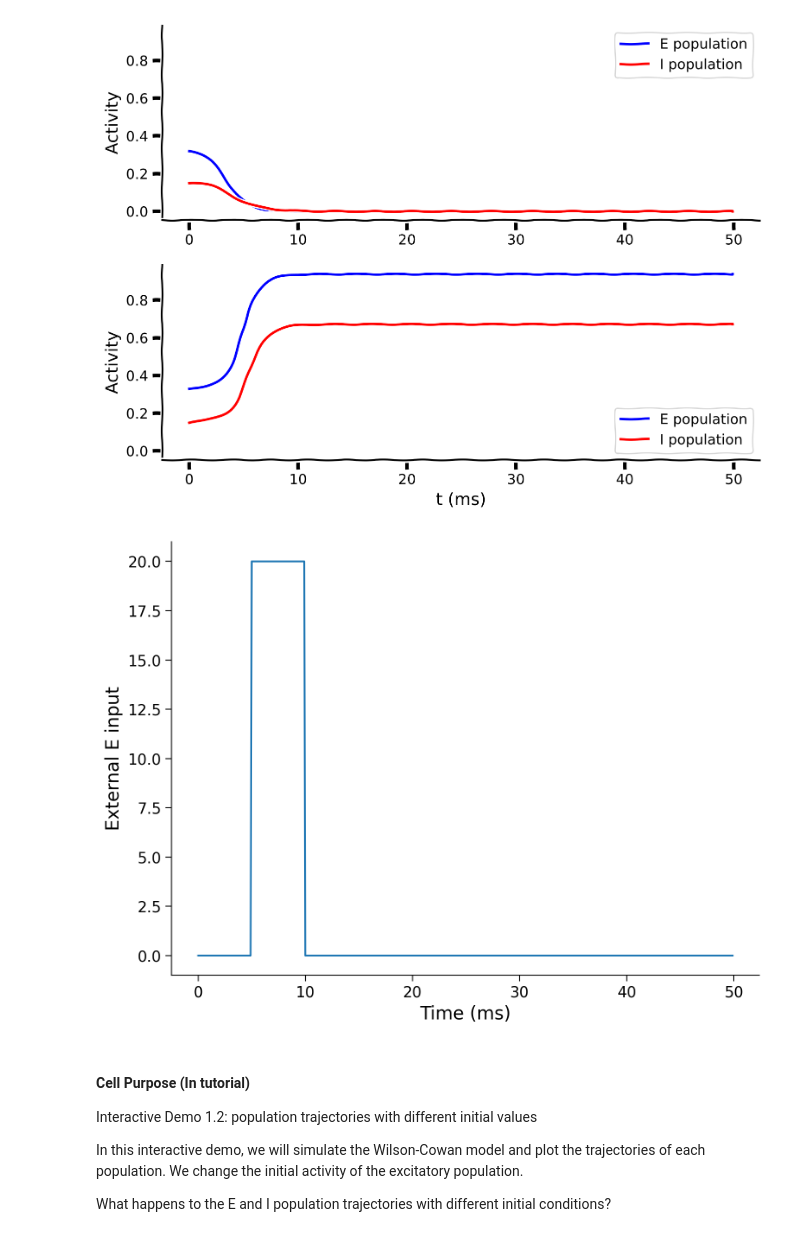
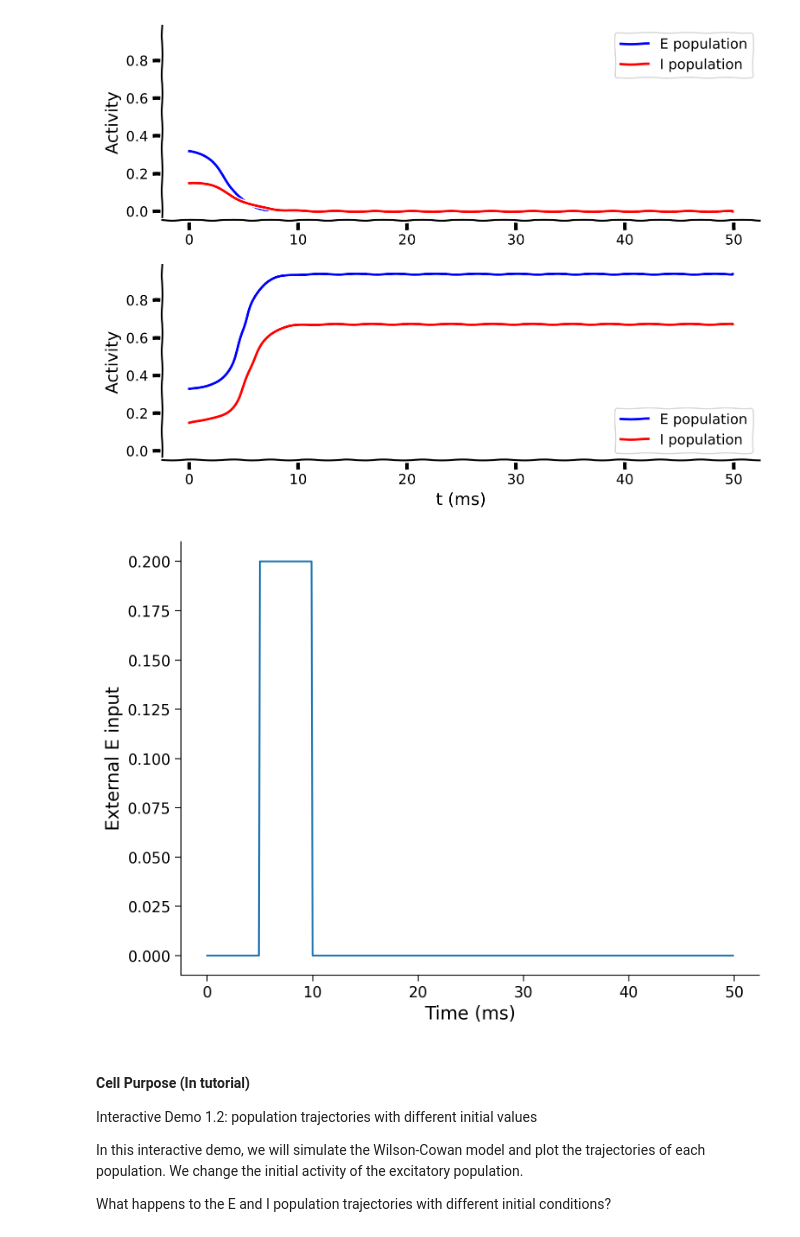
Before and after one commit to briskicedteaa/SP-Model-Repo, a Jupyter notebook: Prototype_v0_1.ipynb, the cells around one changed output. Cells and saved outputs as stored; diff of their text form; code cells hidden in the pictures.

```diff
--- a/Prototype_v0_1.ipynb
+++ b/Prototype_v0_1.ipynb
@@ -331,35 +331,35 @@ def simulate_wc_pulse(tau_E, a_E, theta_E, tau_I, a_I, theta_I,
   # Simulate the Wilson-Cowan equations
   for k in range(Lt - 1):
 
     # Calculate the derivative of the E population
     drE = dt / tau_E * (-rE[k] + F(wEE * rE[k] - wEI * rI[k] + I_ext_E_array[k],
                                    a_E, theta_E))
 
     # Calculate the derivative of the I population
     drI = dt / tau_I * (-rI[k] + F(wIE * rE[k] - wII * rI[k] + I_ext_I[k],
                                    a_I, theta_I))
 
     # Update using Euler's method
     rE[k + 1] = rE[k] + drE
     rI[k + 1] = rI[k] + drI
 
   return rE, rI, I_ext_E_array
 
 
 pars = default_pars(
     rE_init=0.30,
     rI_init=0.15,
-    I_ext_E=20
+    I_ext_E=0.20
 )
 
 rE, rI, pulse = simulate_wc_pulse(**pars)
 
 plt.plot(pars["range_t"], pulse)
 plt.xlabel("Time (ms)")
 plt.ylabel("External E input")
 plt.show()
 # %% [output]
-[figure, old version]
+[figure, new version]
 # %% [markdown]
 #### **Cell Purpose (In tutorial)**
 
```
